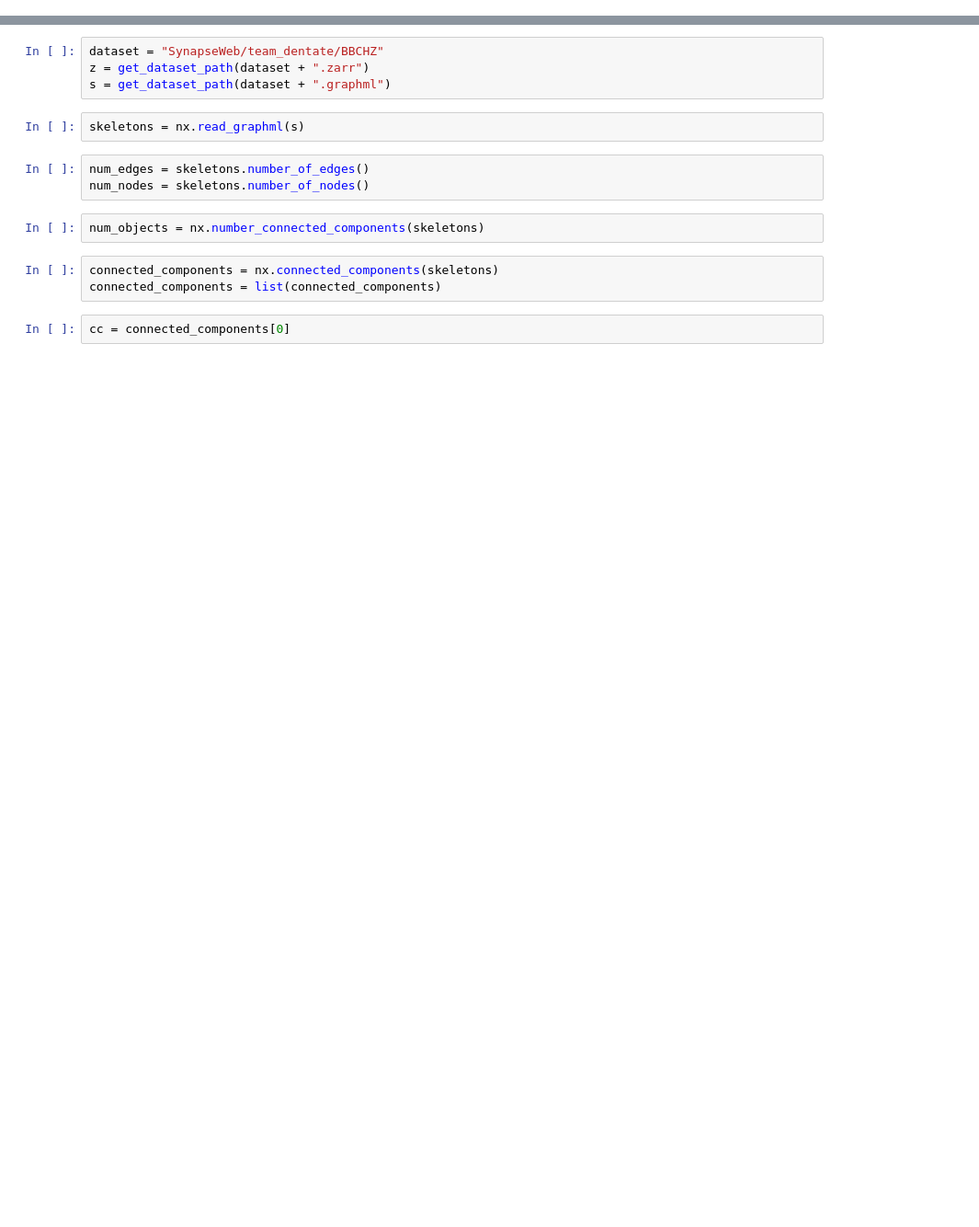
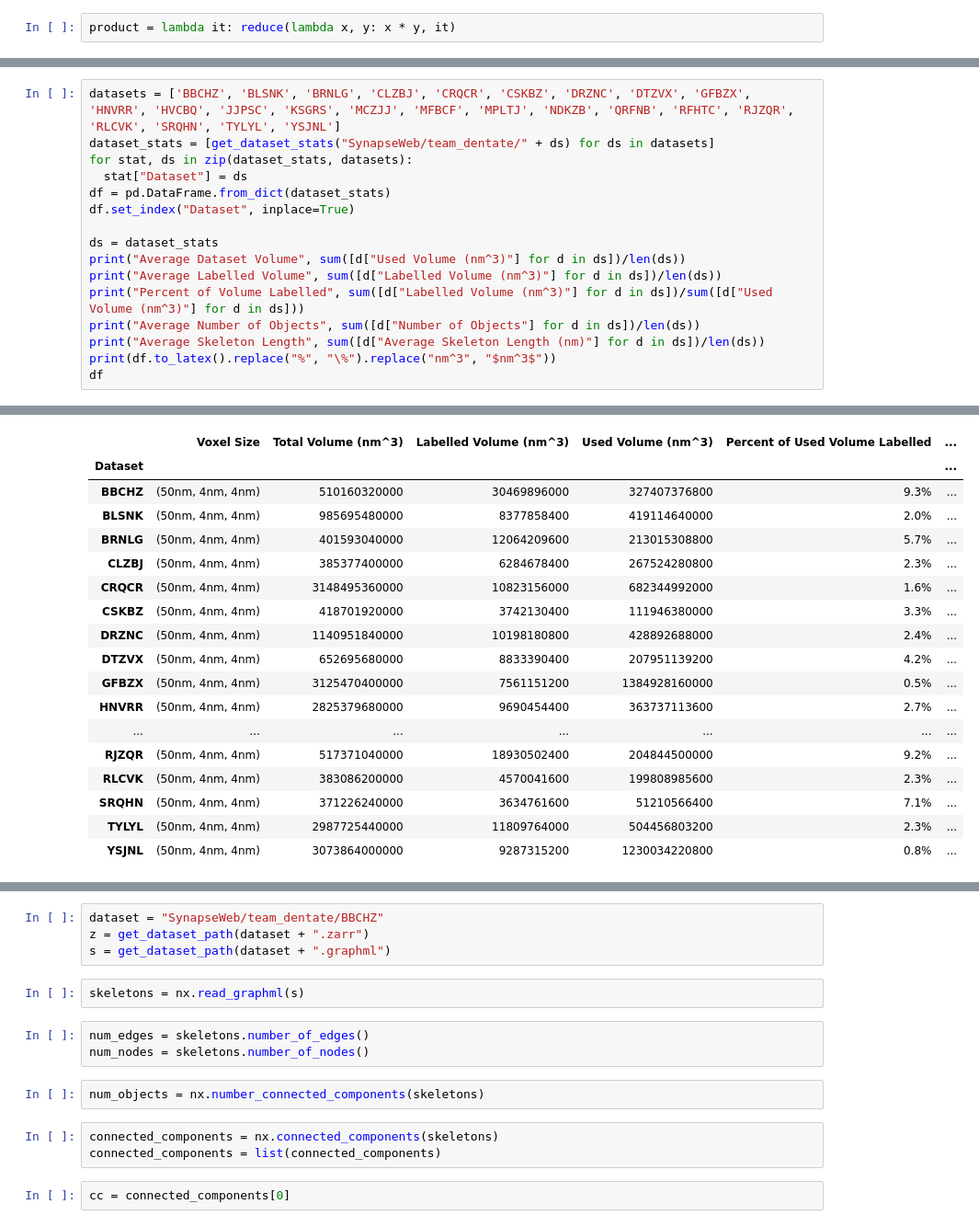
Before and after one commit to anforsm/autoseg, a Jupyter notebook: src/autoseg/dataset_stats.ipynb, the cells around one changed output, grey strips where cells are left out. Shown: that part at 92% size. Saved outputs shown, nothing was run; the diff lists cells and outputs as text; blank space fills up the shorter version.

```diff
--- a/src/autoseg/dataset_stats.ipynb
+++ b/src/autoseg/dataset_stats.ipynb
@@ -17,3 +38,5 @@ The autoreload extension is already loaded. To reload it, use:
+# %%
+product = lambda it: reduce(lambda x, y: x * y, it)
 # %%
 def get_dataset_stats(dataset):
   z = get_dataset_path(dataset + ".zarr")
@@ -44,0 +102,17 @@ def get_dataset_stats(dataset):
+# %%
+datasets = ['BBCHZ', 'BLSNK', 'BRNLG', 'CLZBJ', 'CRQCR', 'CSKBZ', 'DRZNC', 'DTZVX', 'GFBZX', 'HNVRR', 'HVCBQ', 'JJPSC', 'KSGRS', 'MCZJJ', 'MFBCF', 'MPLTJ', 'NDKZB', 'QRFNB', 'RFHTC', 'RJZQR', 'RLCVK', 'SRQHN', 'TYLYL', 'YSJNL']
+dataset_stats = [get_dataset_stats("SynapseWeb/team_dentate/" + ds) for ds in datasets]
+for stat, ds in zip(dataset_stats, datasets):
+  stat["Dataset"] = ds
+df = pd.DataFrame.from_dict(dataset_stats)
+df.set_index("Dataset", inplace=True)
+
+ds = dataset_stats
+print("Average Dataset Volume", sum([d["Used Volume (nm^3)"] for d in ds])/len(ds))
+print("Average Labelled Volume", sum([d["Labelled Volume (nm^3)"] for d in ds])/len(ds))
+print("Percent of Volume Labelled", sum([d["Labelled Volume (nm^3)"] for d in ds])/sum([d["Used Volume (nm^3)"] for d in ds]))
+print("Average Number of Objects", sum([d["Number of Objects"] for d in ds])/len(ds))
+print("Average Skeleton Length", sum([d["Average Skeleton Length (nm)"] for d in ds])/len(ds))
+print(df.to_latex().replace("%", "\%").replace("nm^3", "$nm^3$"))
+df
+# %% [output]
@@ -44,0 +136,18 @@ def get_dataset_stats(dataset):
+|  | Voxel Size | Total Volume (nm^3) | Labelled Volume (nm^3) | Used Volume (nm^3) | Percent of Used Volume Labelled | ... |
+| Dataset |  |  |  |  |  | ... |
+| BBCHZ | (50nm, 4nm, 4nm) | 510160320000 | 30469896000 | 327407376800 | 9.3% | ... |
+| BLSNK | (50nm, 4nm, 4nm) | 985695480000 | 8377858400 | 419114640000 | 2.0% | ... |
+| BRNLG | (50nm, 4nm, 4nm) | 401593040000 | 12064209600 | 213015308800 | 5.7% | ... |
+| CLZBJ | (50nm, 4nm, 4nm) | 385377400000 | 6284678400 | 267524280800 | 2.3% | ... |
+| CRQCR | (50nm, 4nm, 4nm) | 3148495360000 | 10823156000 | 682344992000 | 1.6% | ... |
+| CSKBZ | (50nm, 4nm, 4nm) | 418701920000 | 3742130400 | 111946380000 | 3.3% | ... |
+| DRZNC | (50nm, 4nm, 4nm) | 1140951840000 | 10198180800 | 428892688000 | 2.4% | ... |
+| DTZVX | (50nm, 4nm, 4nm) | 652695680000 | 8833390400 | 207951139200 | 4.2% | ... |
+| GFBZX | (50nm, 4nm, 4nm) | 3125470400000 | 7561151200 | 1384928160000 | 0.5% | ... |
+| HNVRR | (50nm, 4nm, 4nm) | 2825379680000 | 9690454400 | 363737113600 | 2.7% | ... |
+| ... | ... | ... | ... | ... | ... | ... |
+| RJZQR | (50nm, 4nm, 4nm) | 517371040000 | 18930502400 | 204844500000 | 9.2% | ... |
+| RLCVK | (50nm, 4nm, 4nm) | 383086200000 | 4570041600 | 199808985600 | 2.3% | ... |
+| SRQHN | (50nm, 4nm, 4nm) | 371226240000 | 3634761600 | 51210566400 | 7.1% | ... |
+| TYLYL | (50nm, 4nm, 4nm) | 2987725440000 | 11809764000 | 504456803200 | 2.3% | ... |
+| YSJNL | (50nm, 4nm, 4nm) | 3073864000000 | 9287315200 | 1230034220800 | 0.8% | ... |
```
Also changed, not shown: parts of 17 cells of this notebook, 7 other files.
